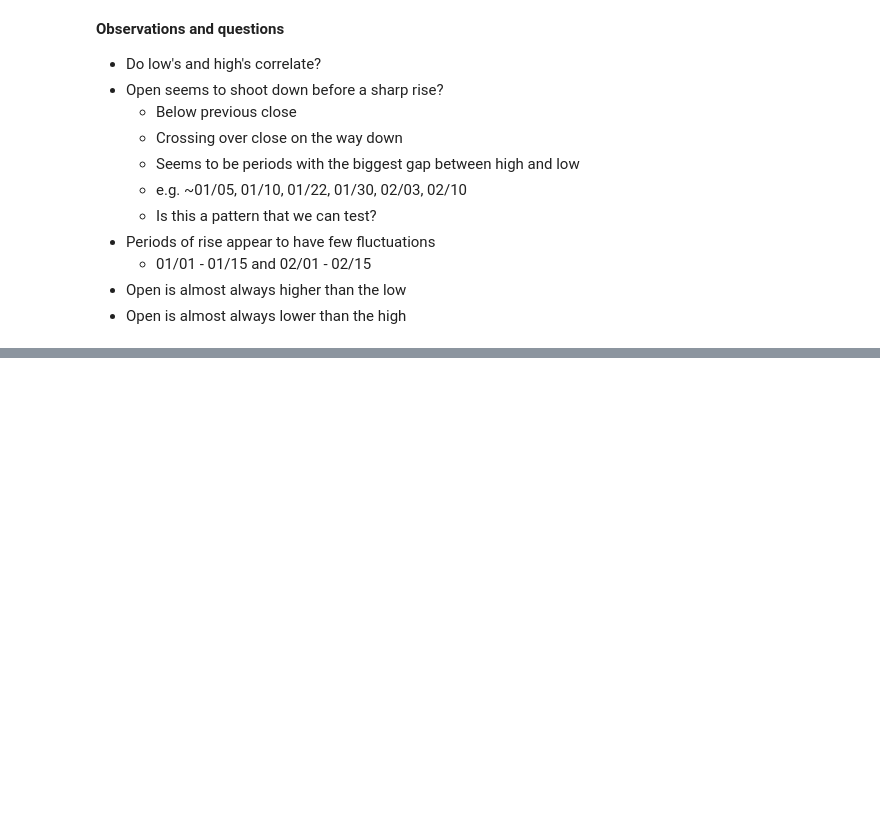
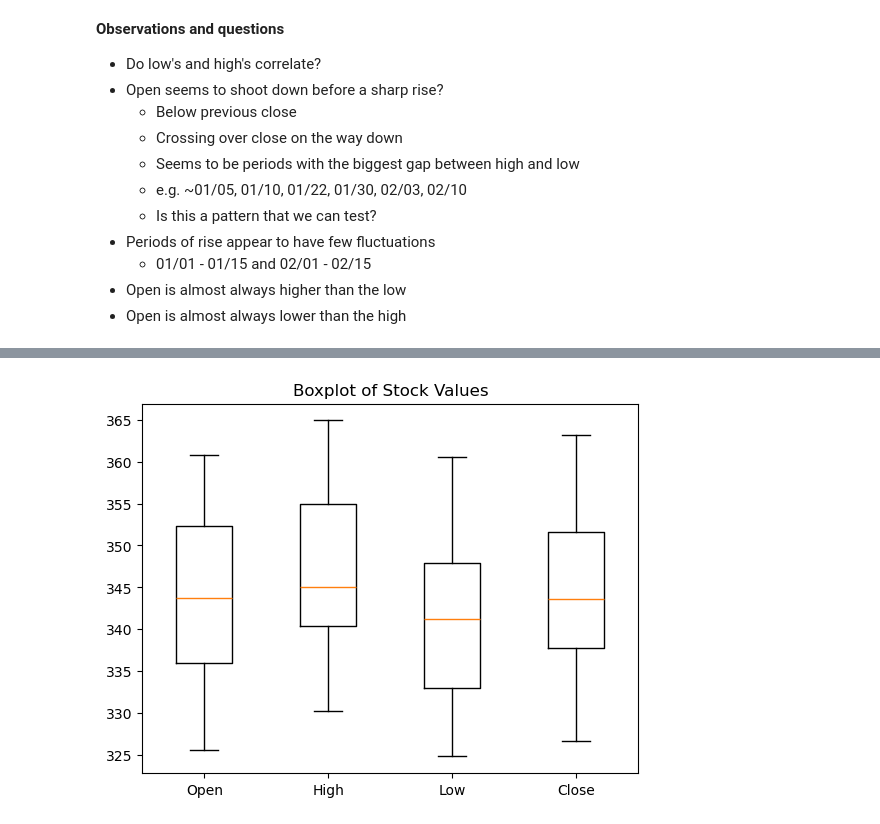
Before and after one commit to alexcrockett/analysis-projects, a Jupyter notebook: Apple Stocks/03-explore/03_desc_exp_plots.ipynb, the cells around one changed output, grey strips where cells are left out. Saved outputs shown, nothing was run; the diff lists cells and outputs as text; code cells hidden in the pictures; blank space fills up the shorter version.

```diff
--- a/Apple Stocks/03-explore/03_desc_exp_plots.ipynb
+++ b/Apple Stocks/03-explore/03_desc_exp_plots.ipynb
@@ -76,0 +84,17 @@ plt.show()
+# %%
+# With Volume removed
+
+data = [apples['Open'], apples['High'], apples['Low'], apples['Close']]
+
+# Create boxplots
+fig, ax = plt.subplots()
+BP = ax.boxplot(data)
+
+# Add titles and labels
+ax.set_title("Boxplot of Stock Values")
+ax.set_xticklabels(['Open', 'High', 'Low', 'Close'])
+
+# Show the plot
+plt.show()
+# %% [output]
+[figure, added]
```
Also changed, not shown: parts of 4 cells of this notebook, 2 other files.
